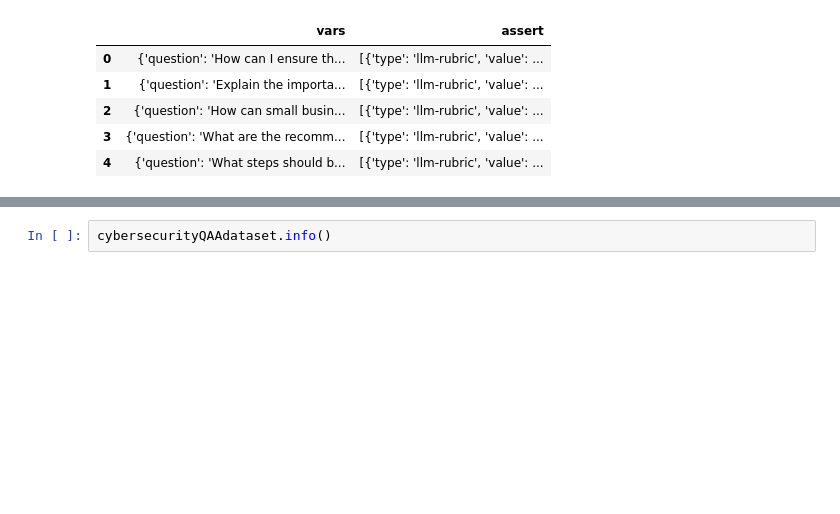
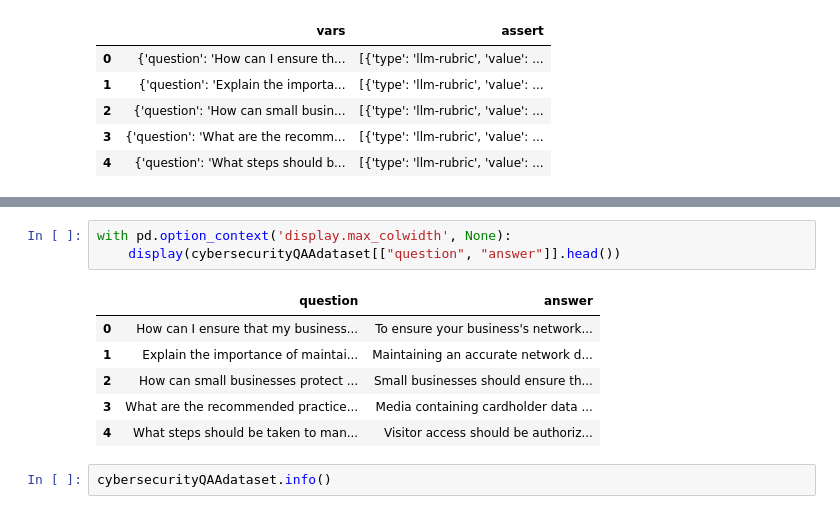
Before and after one commit to StanleyStanMarsh/datasets-processing-rag, a Jupyter notebook: dataset_preproc.ipynb, the cells around one changed output, grey strips where cells are left out. Saved outputs shown, nothing was run; the diff lists cells and outputs as text; blank space fills up the shorter version.

```diff
--- a/dataset_preproc.ipynb
+++ b/dataset_preproc.ipynb
@@ -113,6 +163,16 @@ cybersecurityQAAdataset.head()
 | 2 | How can small businesses protect ... | Small businesses should ensure th... | Good Practice: Changing these val... | Payment Card Industry Data Securi... | Authentication_User_Access_and_Co... | Advice | small_business | TRUE | ... |
 | 3 | What are the recommended practice... | Media containing cardholder data ... | 9.4.1 All media with cardholder d... | Payment Card Industry Data Securi... | Data_Storage_and_Back_Up | Advice | small_business | TRUE | ... |
 | 4 | What steps should be taken to man... | Visitor access should be authoriz... | 9.3.2 Procedures are implemented ... | Payment Card Industry Data Securi... | Security_Operations_and_Incident_... | Advice | small_business | TRUE | ... |
+# %%
+with pd.option_context('display.max_colwidth', None):
+    display(cybersecurityQAAdataset[["question", "answer"]].head())
+# %% [output]
+|  | question | answer |
+| 0 | How can I ensure that my business... | To ensure your business's network... |
+| 1 | Explain the importance of maintai... | Maintaining an accurate network d... |
+| 2 | How can small businesses protect ... | Small businesses should ensure th... |
+| 3 | What are the recommended practice... | Media containing cardholder data ... |
+| 4 | What steps should be taken to man... | Visitor access should be authoriz... |
 # %%
 cybersecurityQAAdataset.info()
 # %% [output]
```
Also changed, not shown: parts of 6 cells of this notebook, 7 other files.
